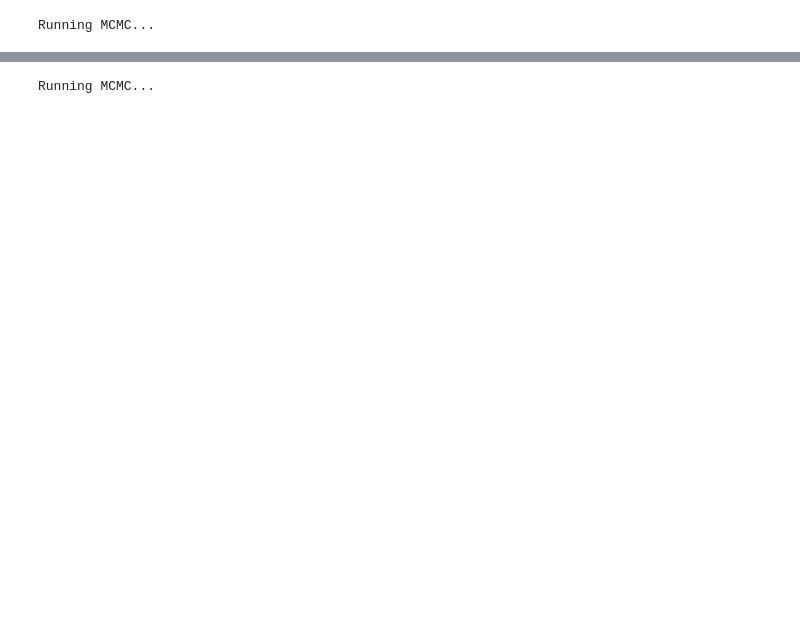
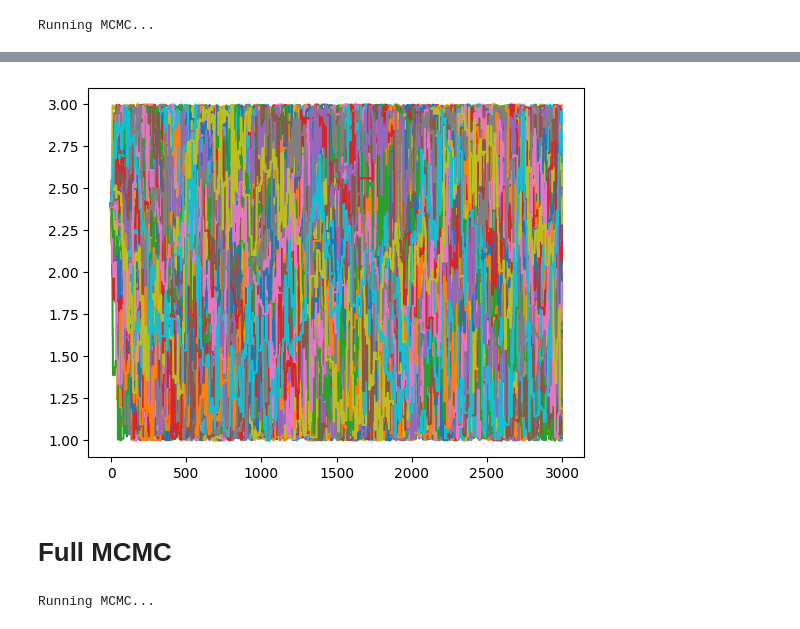
Before and after one commit to Gopi186/Saras_Model, a Jupyter notebook: RLC_model.ipynb, the cells around one changed output, grey strips where cells are left out. Cells and saved outputs as stored; diff of their text form; code cells hidden in the pictures; blank space fills up the shorter version.

```diff
--- a/RLC_model.ipynb
+++ b/RLC_model.ipynb
@@ -111,5 +120,5 @@ print(len(v))
 # %%
-def evolve_MCMC(ip_params, type,nsteps, initial_value):# Define parameter names
+def evolve_MCMC_RLC(ip_params,nsteps, initial_value):# Define parameter names
     parameter_names = ["PA", "p0", "p1", "p2", "p3", "p4", "p5", "p6", "PN", "gamma_N", "f","l"]
 
     PA=300
@@ -120,18 +129,15 @@ def evolve_MCMC(ip_params, type,nsteps, initial_value):# Define parameter names
     l = 1
 
     # Define bounds for parameters
-    min_values = [-7e-48,  1e-39, -5.5e-31,  3.8e-23,
- -3.2e-15,  4.7e-08,  3e-01]
-    if type=='open' or type=='short':
-        max_values= [5, 1, 150, 1, 0.5, 5]
-    else:
-        max_values = [-5e-48,  3.5e-39, -3.5e-31,  5.2e-23,
- -1.5e-15,  6e-08,  5.5e-01] #maximum value of mass being scanned for load terminal
+    min_values = [ -6,  1, -5,  3.8, -2.5,  4.5,  4]
+    #if type=='open' or type=='short':
+    max_values= [-5,  3, -4,  4.8, -1.8,  5.5,  5]
+
 
     #freq= [d[i][0] for i in range(len(d))]
 
     # Define the Expected TA values
-
+    np.random.seed(38)
     TA_exp = Compute_Tmeas_(PA, p0, p1, p2, p3, p4, p5, p6, PN, gamma_N, f, l) + np.random.normal(0,0.001,len(v))  # Expected TA values
     TA_exp=np.array(TA_exp)
 
@@ -145,7 +151,7 @@ def evolve_MCMC(ip_params, type,nsteps, initial_value):# Define parameter names
         l = 1
 
         # Compute model TA
-        TA_model = Compute_Tmeas_(PA, p0, p1, p2, p3, p4, p5, p6, PN, gamma_N, f, l) + np.random.normal(0,0.001,len(v))
+        TA_model = Compute_Tmeas_(PA, p0, p1, p2, p3, p4, p5, p6, PN, gamma_N, f, l) #+ np.random.normal(0,0.001,len(v))
         TA_model=np.array(TA_model)
 
         # Compute chi-squared with weights
@@ -171,9 +177,9 @@ def evolve_MCMC(ip_params, type,nsteps, initial_value):# Define parameter names
         """
 
 
-        for p, min_v, max_v in zip(params, min_values, max_values):
-            if not (min_v <= p <= max_v):
-                return -np.inf  # Reject sample
+        #for p, min_v, max_v in zip(params, min_values, max_values):
+            #if not (min_v <= p <= max_v):
+                #return -np.inf  # Reject sample
         return 0.0  # Uniform prior
 
 
@@ -200,7 +206,7 @@ def evolve_MCMC(ip_params, type,nsteps, initial_value):# Define parameter names
     ########## Starting positions for the walkers
     #pos = initial
     #pos= initial_exact+ 1e-1*np.array([[np.random.uniform(pm,(1+1e-1)*pm) for pm in inp_params] for _ in range(nwalkers)])
-    pos= initial_value + 1e-1*np.random.randn(nwalkers, ndim) #initial_exact[None,:]*
+    pos= initial_value + 1e-2*np.random.randn(nwalkers, ndim) #initial_exact[None,:]*
     #ind_pos = pos<0
     #pos[ind_pos] = np.abs(1e-1*np.random.randn(nwalkers, ndim))
     """
@@ -220,7 +226,7 @@ def evolve_MCMC(ip_params, type,nsteps, initial_value):# Define parameter names
     ############ Extract the samples
     #samples = sampler.flatchain
     full_samples=sampler.get_chain()
-    samples = sampler.get_chain(discard=0, thin=10, flat=True)
+    samples = sampler.get_chain(discard=500, flat=True)
 
     ######### Compute log-likelihoods for all samples
     log_likes = np.array([log_likelihood(p) for p in samples])
@@ -284,2 +269,10 @@ Best-fit parameters (Maximum Likelihood Estimate): [-6.274954869166671, 2.716009
+# %%
+#samples.shape
+plt.plot(full_samples[:,:,1])
+plt.show()
+# %% [output]
+[figure, added]
+# %% [markdown]
+# Full MCMC
 # %%
 #full MCMC
```
Also changed, not shown: parts of 16 cells of this notebook.
